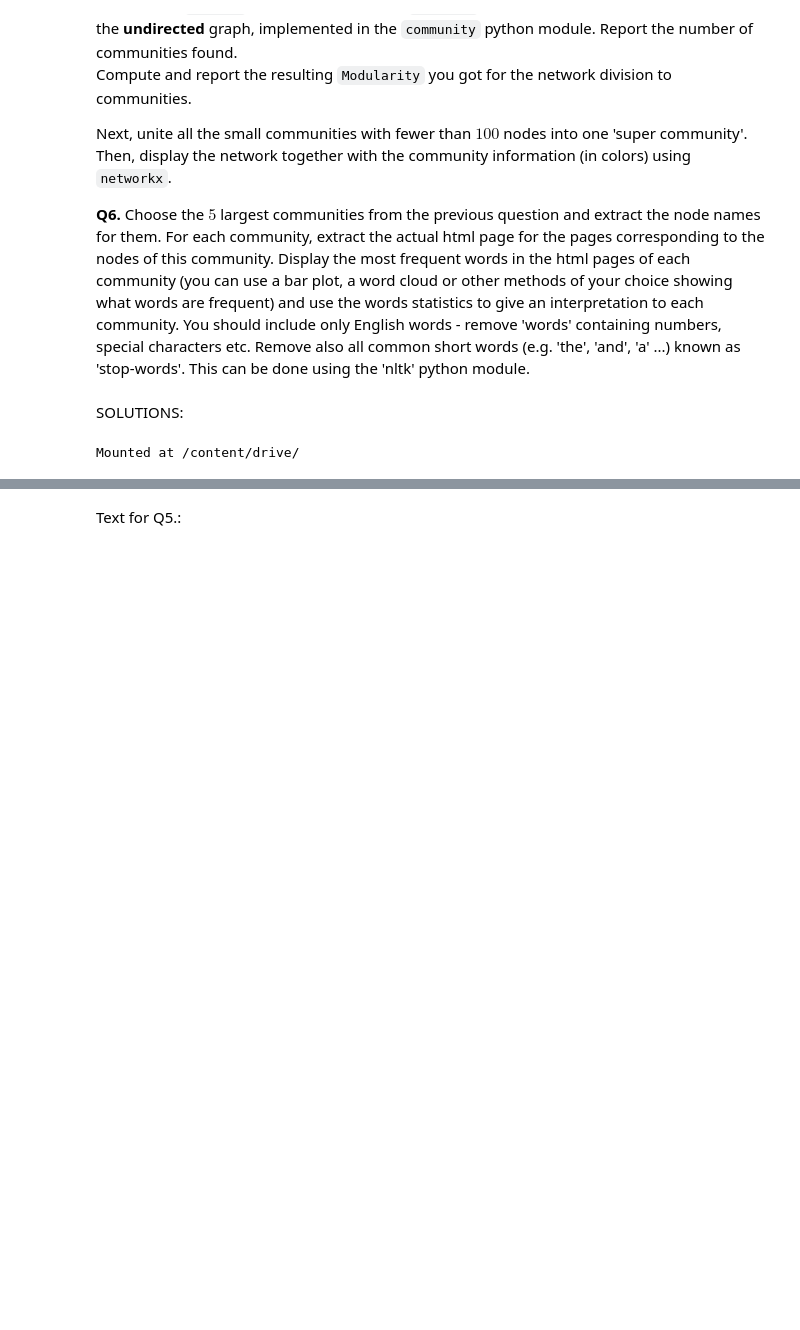
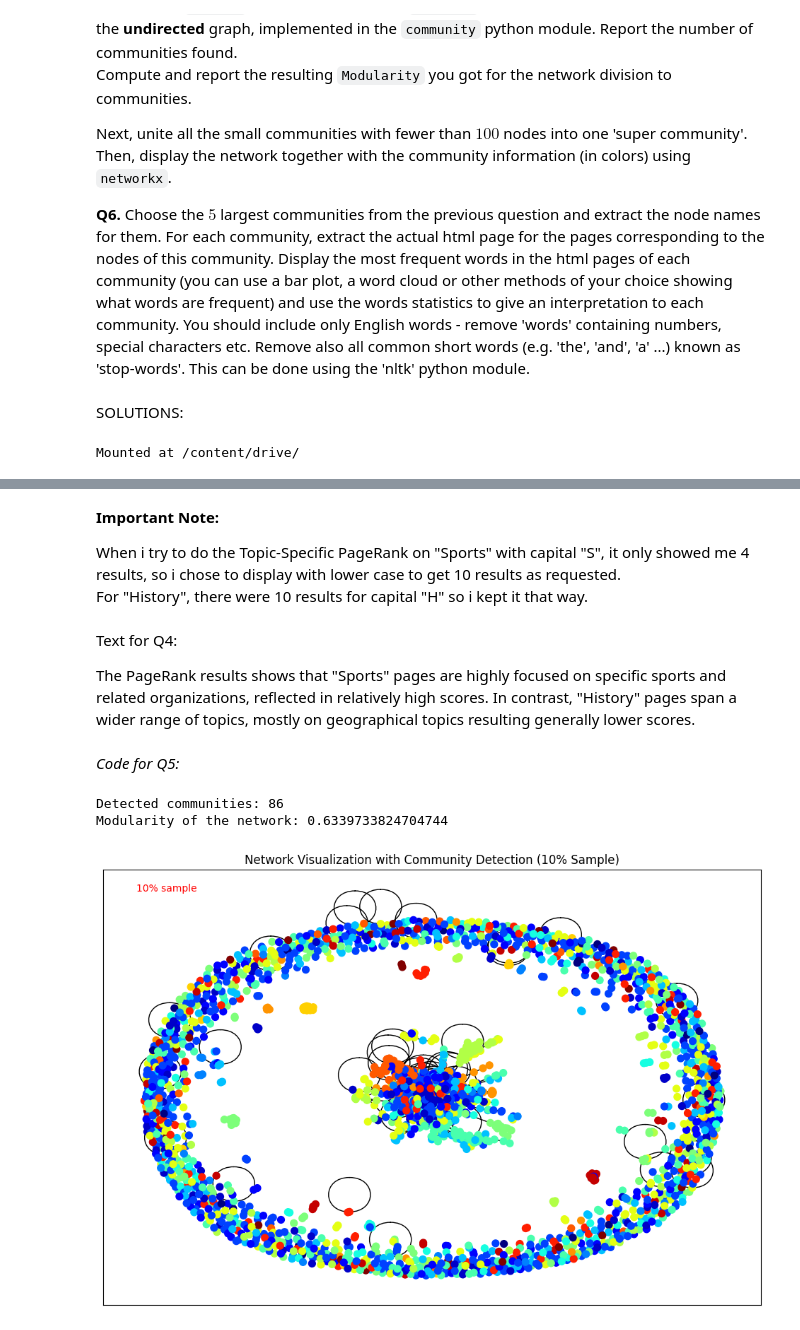
Before and after one commit to idoshalom1997/Big-Data-Mining, a Jupyter notebook: 1-wikipedia-network/wikipedia_network.ipynb, the cells around one changed output, grey strips where cells are left out. Saved outputs shown, nothing was run; the diff lists cells and outputs as text; code cells hidden in the pictures; blank space fills up the shorter version.

```diff
--- a/1-wikipedia-network/wikipedia_network.ipynb
+++ b/1-wikipedia-network/wikipedia_network.ipynb
@@ -99,2 +315,10 @@ Text for Q4.:
+# %% [markdown]
+**Important Note:**
+
+When i try to do the Topic-Specific PageRank on "Sports" with capital "S", it only showed me 4 results, so i chose to display with lower case to get 10 results as requested.<br> For "History", there were 10 results for capital "H" so i kept it that way.
+# %% [markdown]
+Text for Q4:
+
+The PageRank results shows that "Sports" pages are highly focused on specific sports and related organizations, reflected in relatively high scores. In contrast, "History" pages span a wider range of topics, mostly on geographical topics resulting generally lower scores.
 # %% [markdown]
-Text for Q5.:
+*Code for Q5:*
@@ -102,0 +325,47 @@ Text for Q5.:
+# %%
+from networkx.algorithms.community import louvain_communities, modularity # community detection and measuring their quality
+import random  # generating random numbers and samples
+import matplotlib.pyplot as plt  # plotting graphs and visualizations
+import networkx as nx  # creating and manipulating complex networks
+
+# Run the Louvain algorithm on the entire undirected graph to find communities
+communities = louvain_communities(network_undirected)
+
+# Report the number of communities and modularity for the entire network
+print(f"Detected communities: {len(communities)}")
+modularity_val = modularity(network_undirected, communities)
+print(f"Modularity of the network: {modularity_val}")
+
+# Unite small communities into one 'super community' if they have fewer than 100 nodes
+super_community = set()
+remaining_communities = []
+for community in communities:
+    if len(community) < 100:
+        super_community = super_community.union(community)
+    else:
+        remaining_communities.append(community)
+if super_community:
+    remaining_communities.append(super_community)
+
+# Visualization part
+# Select a 10% random sample of nodes for visualization
+nodes_sample = random.sample(list(network_undirected.nodes()), k=int(0.1 * network_undirected.number_of_nodes()))
+sampled_graph = network_undirected.subgraph(nodes_sample)
+
+# Assign colors based on community membership
+color_map = {node: idx for idx, community in enumerate(remaining_communities) for node in community}
+node_colors = [color_map.get(node, 0) for node in sampled_graph.nodes()]
+
+# Layout for the visualization
+pos = nx.spring_layout(sampled_graph)
+
+# Draw the network with community coloring
+plt.figure(figsize=(12, 8))
+nx.draw_networkx(sampled_graph, pos, node_color=node_colors, with_labels=False, node_size=50, cmap=plt.cm.jet)
+plt.annotate('10% sample', xy=(0.05, 0.95), xycoords='axes fraction', fontsize=10, color='red')
+plt.title('Network Visualization with Community Detection (10% Sample)')
+plt.show()
+# %% [output]
+Detected communities: 86
+Modularity of the network: 0.6339733824704744
+[figure, added]
```
Also changed, not shown: parts of 24 cells of this notebook.
